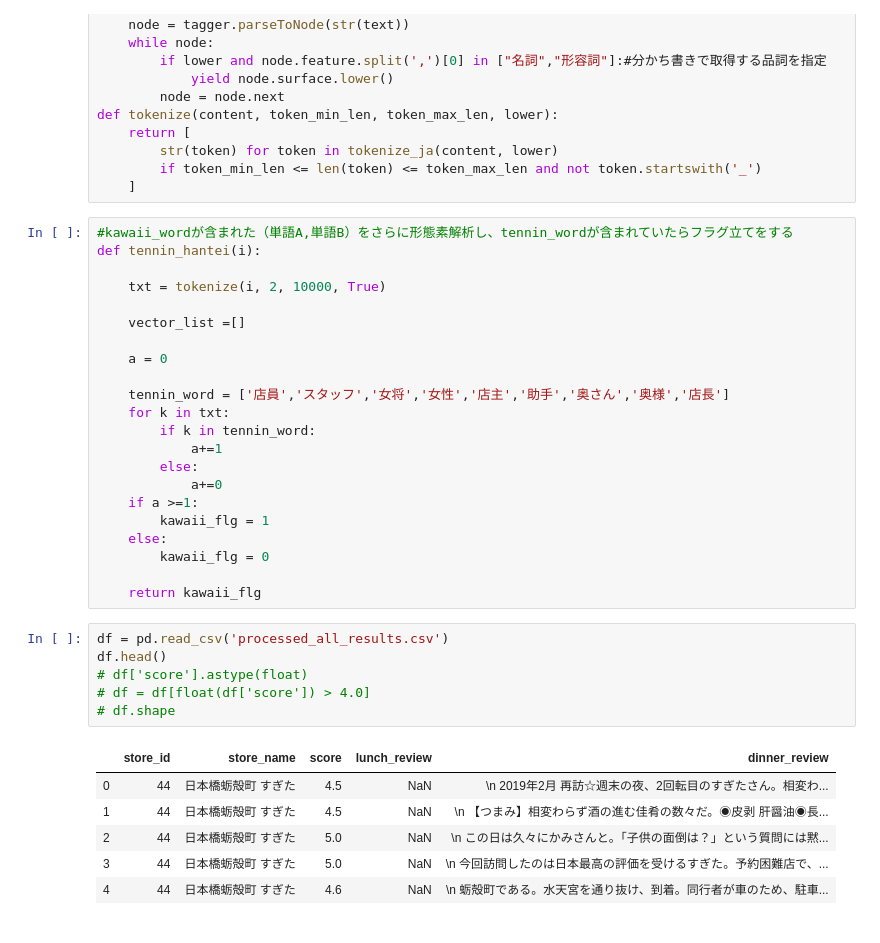
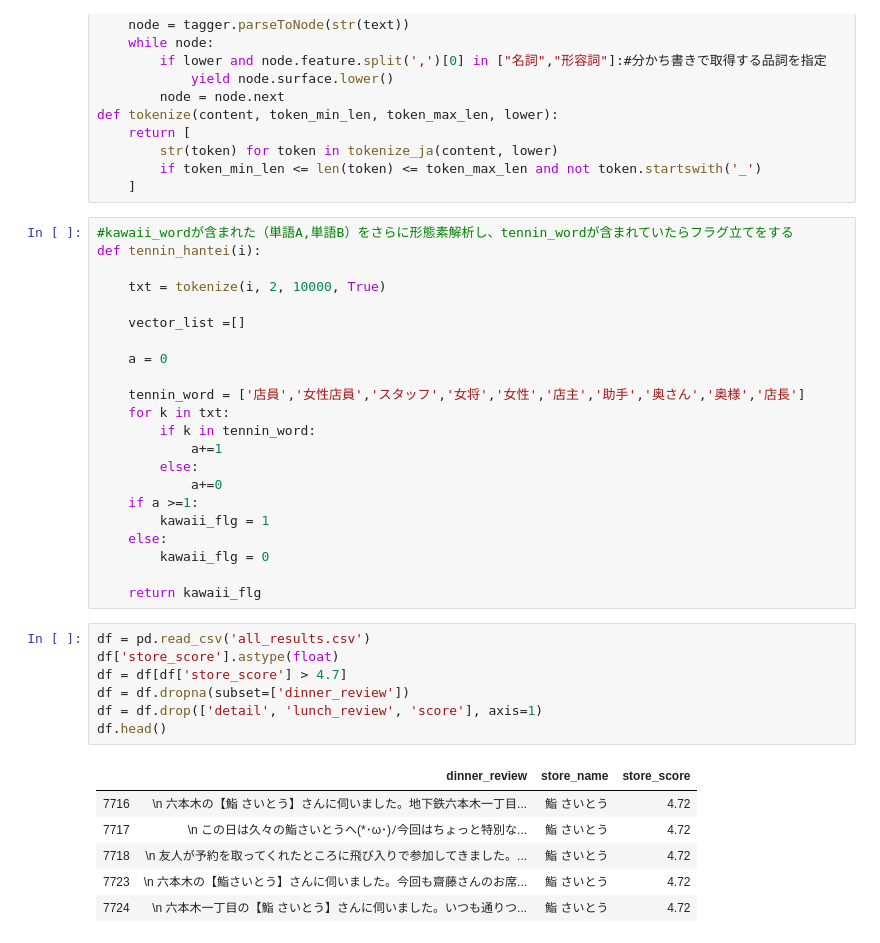
Before and after one commit to Yuto-Aoki/Sentiment-analysis, a Jupyter notebook: Sentiment_analysis.ipynb, the cells around one changed output. Saved outputs shown, nothing was run; the diff lists cells and outputs as text.

```diff
--- a/Sentiment_analysis.ipynb
+++ b/Sentiment_analysis.ipynb
@@ -77,7 +79,7 @@ def tennin_hantei(i):
 
     a = 0
 
-    tennin_word = ['店員','スタッフ','女将','女性','店主','助手','奥さん','奥様','店長']
+    tennin_word = ['店員','女性店員','スタッフ','女将','女性','店主','助手','奥さん','奥様','店長']
     for k in txt:
         if k in tennin_word:
             a+=1
@@ -90,18 +92,19 @@ def tennin_hantei(i):
 
     return kawaii_flg
 # %%
-df = pd.read_csv('processed_all_results.csv')
+df = pd.read_csv('all_results.csv')
+df['store_score'].astype(float)
+df = df[df['store_score'] > 4.7]
+df = df.dropna(subset=['dinner_review'])
+df = df.drop(['detail', 'lunch_review', 'score'], axis=1)
 df.head()
-# df['score'].astype(float)
-# df = df[float(df['score']) > 4.0]
-# df.shape
 # %% [output]
-|  | store_id | store_name | score | lunch_review | dinner_review |
-| 0 | 44 | 日本橋蛎殻町 すぎた | 4.5 | NaN | \n 2019年2月 再訪☆週末の夜、2回転目のすぎたさん。相変わ... |
-| 1 | 44 | 日本橋蛎殻町 すぎた | 4.5 | NaN | \n 【つまみ】相変わらず酒の進む佳肴の数々だ。◉皮剥 肝醤油◉長... |
-| 2 | 44 | 日本橋蛎殻町 すぎた | 5.0 | NaN | \n この日は久々にかみさんと。「子供の面倒は？」という質問には黙... |
-| 3 | 44 | 日本橋蛎殻町 すぎた | 5.0 | NaN | \n 今回訪問したのは日本最高の評価を受けるすぎた。予約困難店で、... |
-| 4 | 44 | 日本橋蛎殻町 すぎた | 4.6 | NaN | \n 蛎殻町である。水天宮を通り抜け、到着。同行者が車のため、駐車... |
+|  | dinner_review | store_name | store_score |
+| 7716 | \n 六本木の【鮨 さいとう】さんに伺いました。地下鉄六本木一丁目... | 鮨 さいとう | 4.72 |
+| 7717 | \n この日は久々の鮨さいとうへ(*･ω･)ﾉ今回はちょっと特別な... | 鮨 さいとう | 4.72 |
+| 7718 | \n 友人が予約を取ってくれたところに飛び入りで参加してきました。... | 鮨 さいとう | 4.72 |
+| 7723 | \n 六本木の【鮨さいとう】さんに伺いました。今回も齋藤さんのお席... | 鮨 さいとう | 4.72 |
+| 7724 | \n 六本木一丁目の【鮨 さいとう】さんに伺いました。いつも通りつ... | 鮨 さいとう | 4.72 |
 # %%
 pd.set_option("display.max_colwidth", 400)
 list_sentence = df['dinner_review'].tolist()
```
Also changed, not shown: parts of 3 cells of this notebook.
